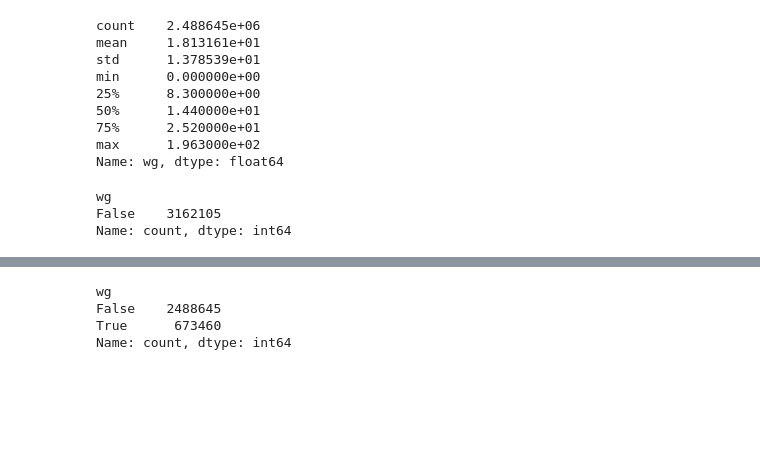
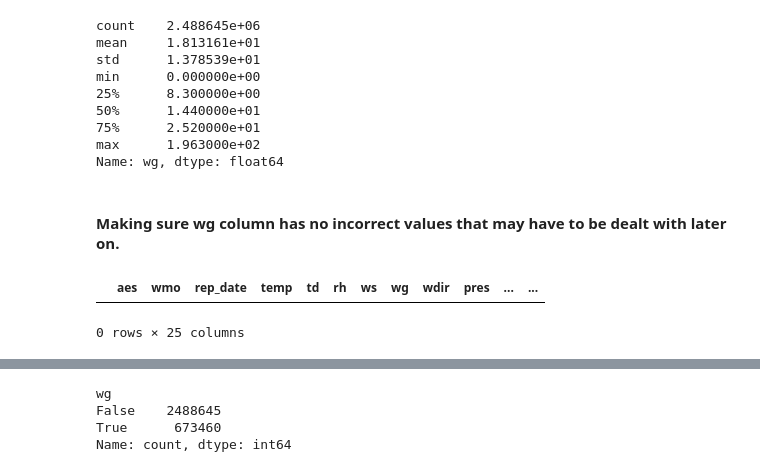
Before and after one commit to Mussab157/Wildfire-Prediction-Classification, a Jupyter notebook: notebooks/01_eda.ipynb, the cells around one changed output, grey strips where cells are left out. Cells and saved outputs as stored; diff of their text form; code cells hidden in the pictures; blank space fills up the shorter version.

```diff
--- a/notebooks/01_eda.ipynb
+++ b/notebooks/01_eda.ipynb
@@ -663,9 +695,10 @@ min      0.000000e+00
 75%      2.520000e+01
 max      1.963000e+02
 Name: wg, dtype: float64
+# %% [markdown]
+#### Making sure wg column has no incorrect values that may have to be dealt with later on.
 # %%
-(dataset['wg']<0).value_counts()
+dataset[dataset['wg']<0]
 # %% [output]
+|  | aes | wmo | rep_date | temp | td | rh | ws | wg | wdir | pres | ... | ... |
-wg
-False    3162105
-Name: count, dtype: int64
+0 rows × 25 columns
```
Also changed, not shown: parts of 11 cells of this notebook.
